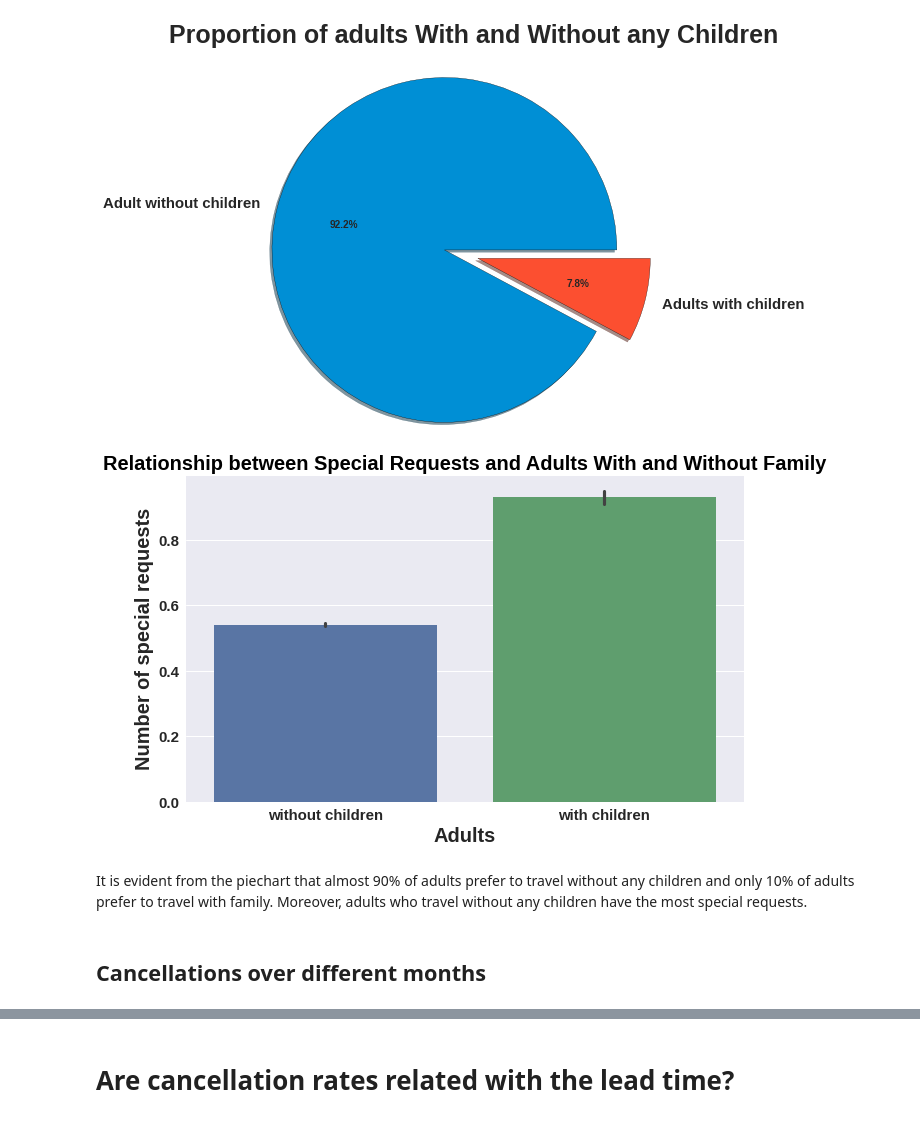
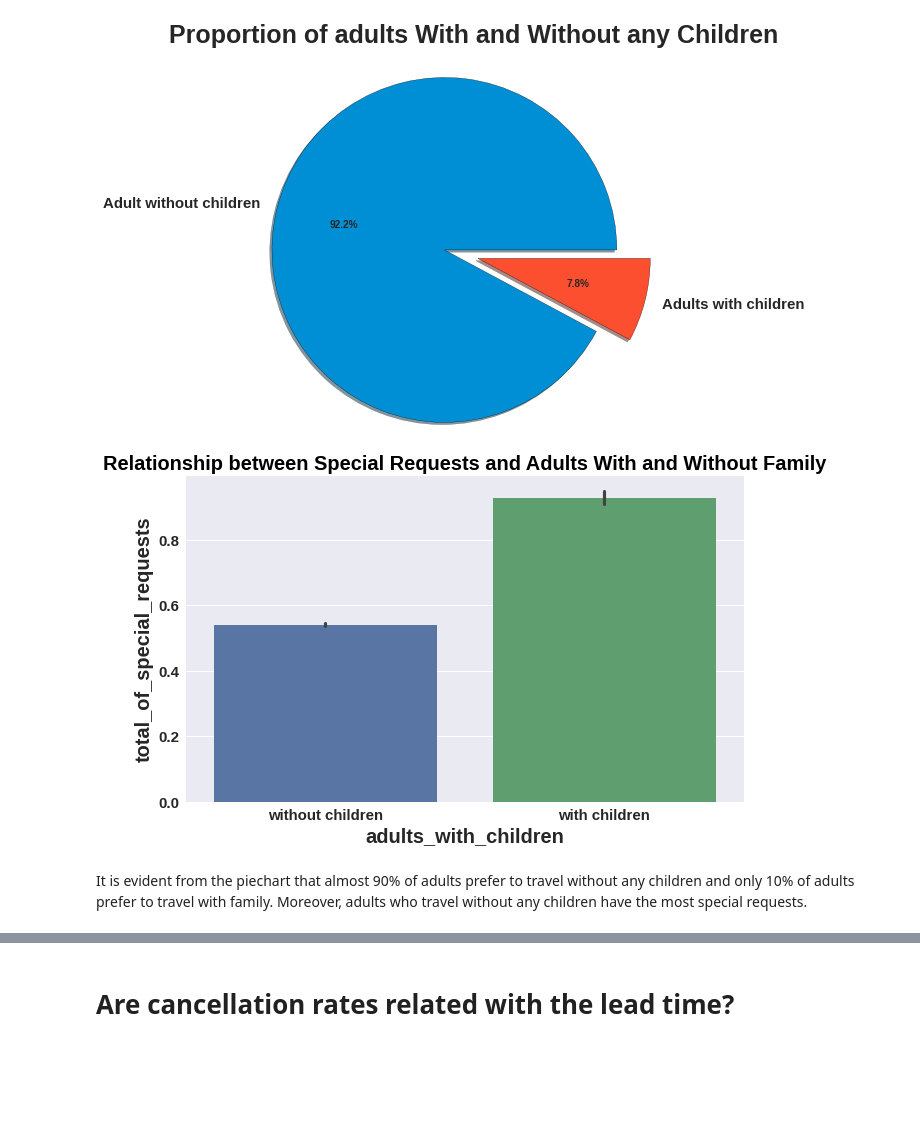
Before and after one commit to aynaval/Hotel-booking-analysis_EDA, a Jupyter notebook: Team_notebook_Hotel_booking_analysis.ipynb, the cells around one changed output, grey strips where cells are left out. Drawn from its saved outputs; the diff is of its cells as text; code cells hidden in the pictures; blank space fills up the shorter version.

```diff
--- a/Team_notebook_Hotel_booking_analysis.ipynb
+++ b/Team_notebook_Hotel_booking_analysis.ipynb
@@ -321,14 +502,9 @@ plt.tight_layout();
 # %%
 #checking which group of adults has the more speical requests
 plt.figure(figsize=(10,6))
 bar_chart = (sns.barplot(data = hotel_df, x = 'adults_with_children', y = 'total_of_special_requests')
-            .set_title('Relationship between Special Requests and Adults With and Without Family', fontweight = 'bold', color = 'black' ,size = 20, x= 0.5, y= 1))
-
-plt.xlabel('Adults')
-plt.ylabel('Number of special requests');
+            .set_title('Relationship between Special Requests and Adults With and Without Family', fontweight = 'bold', color = 'black' ,size = 20, x= 0.5, y= 1));
 # %% [output]
-[figure, old version]
+[figure, new version]
 # %% [markdown]
 It is evident from the piechart that almost 90% of adults prefer to travel without any children and only 10% of adults prefer to travel with family. Moreover, adults who travel without any children have the most special requests.
-# %% [markdown]
-## **Cancellations over different months**
```
Also changed, not shown: parts of 83 cells of this notebook.
